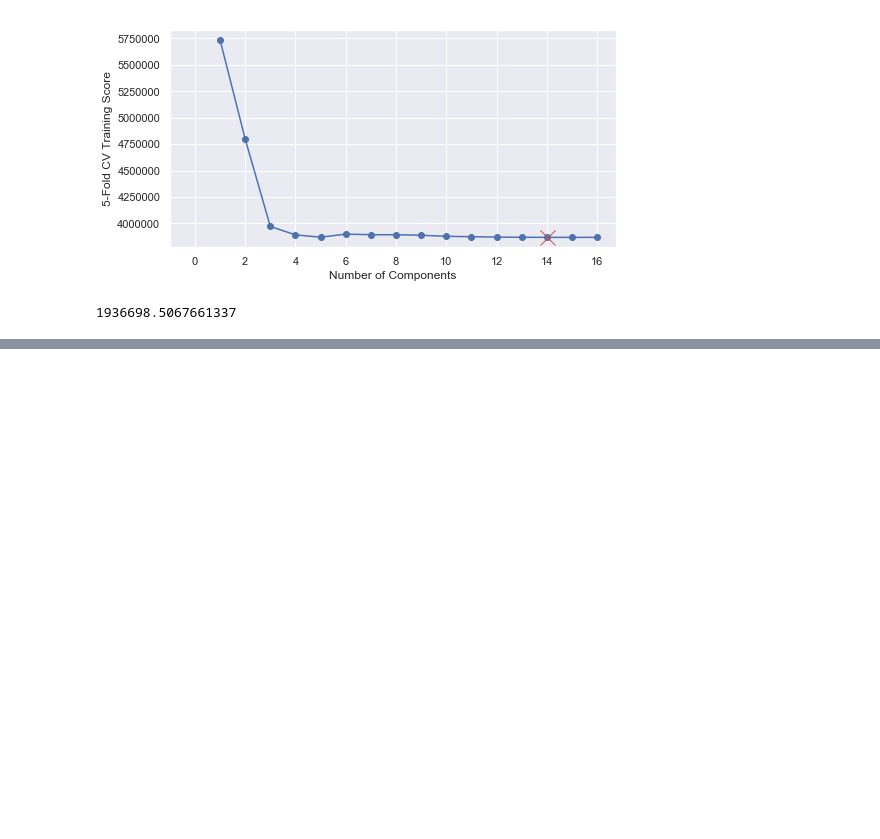
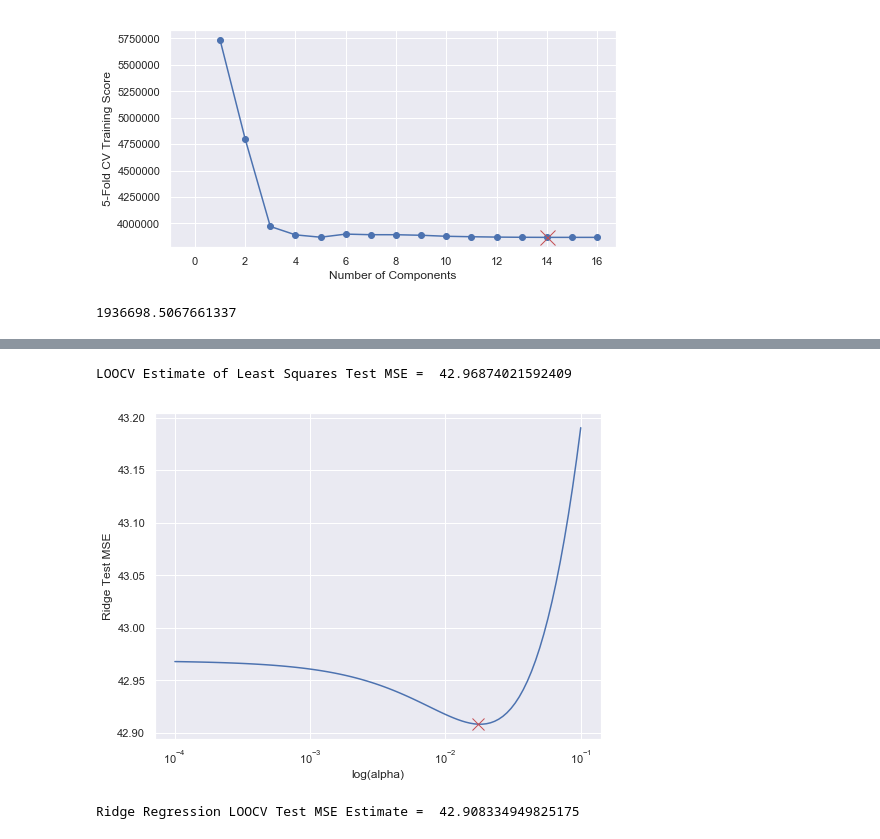
Before and after one commit to sbn1/Introduction-to-Statistical-Learning-using-Python, a Jupyter notebook: Chapter 6. Linear Model Selection and Regularization.ipynb, the cells around one changed output, grey strips where cells are left out. Drawn from its saved outputs; the diff is of its cells as text; code cells hidden in the pictures; blank space fills up the shorter version.

```diff
--- a/Chapter 6. Linear Model Selection and Regularization.ipynb
+++ b/Chapter 6. Linear Model Selection and Regularization.ipynb
@@ -902,0 +902,5 @@ mean_squared_error(pls.predict(X_test.values),y_test)
+# %%
+##### 11
+
+boston = pd.read_csv('data/boston.csv')
+boston.head()
@@ -902,0 +914,38 @@ mean_squared_error(pls.predict(X_test.values),y_test)
+# %%
+X = boston.iloc[:,1:]
+y = boston['crim']
+# %%
+##OLS on full dataset
+np.random.seed(0)
+ols_model = LinearRegression()
+ols_mse = -np.mean(cross_val_score(ols_model,X,y,
+                                  scoring='neg_mean_squared_error', cv=len(boston)))
+
+print('LOOCV Estimate of Least Squares Test MSE = ', ols_mse)
+# %% [output]
+LOOCV Estimate of Least Squares Test MSE =  42.96874021592409
+# %%
+##Ridge
+
+alphas = 10**np.linspace(-4,-1, 100)
+ridge = RidgeCV(alphas=alphas, fit_intercept=True, normalize=True, store_cv_values=True)
+ridge.fit(X,y)
+
+# the alpha with the minimum cv test error
+ridge_mse = np.mean(ridge.cv_values_, axis=0)
+min_ridge_mse,min_mse_id = min([(j,i) for i,j in enumerate(ridge_mse)])
+
+
+fig, ax1 = plt.subplots(figsize=(8,6))
+ax1.plot(alphas, ridge_mse)
+ax1.plot(alphas[min_mse_id], min_ridge_mse, marker='x', color='r', markersize=12);
+ax1.set_xscale('log');
+ax1.set_xlabel('log(alpha)');
+ax1.set_ylabel('Ridge Test MSE');
+plt.show()
+
+# Print the Ridge's Test MSE at the optimal alpha
+print('Ridge Regression LOOCV Test MSE Estimate = ', min_ridge_mse,'\n')
+# %% [output]
+[figure, added]
+Ridge Regression LOOCV Test MSE Estimate =  42.908334949825175
```
Also changed, not shown: parts of 8 cells of this notebook.
